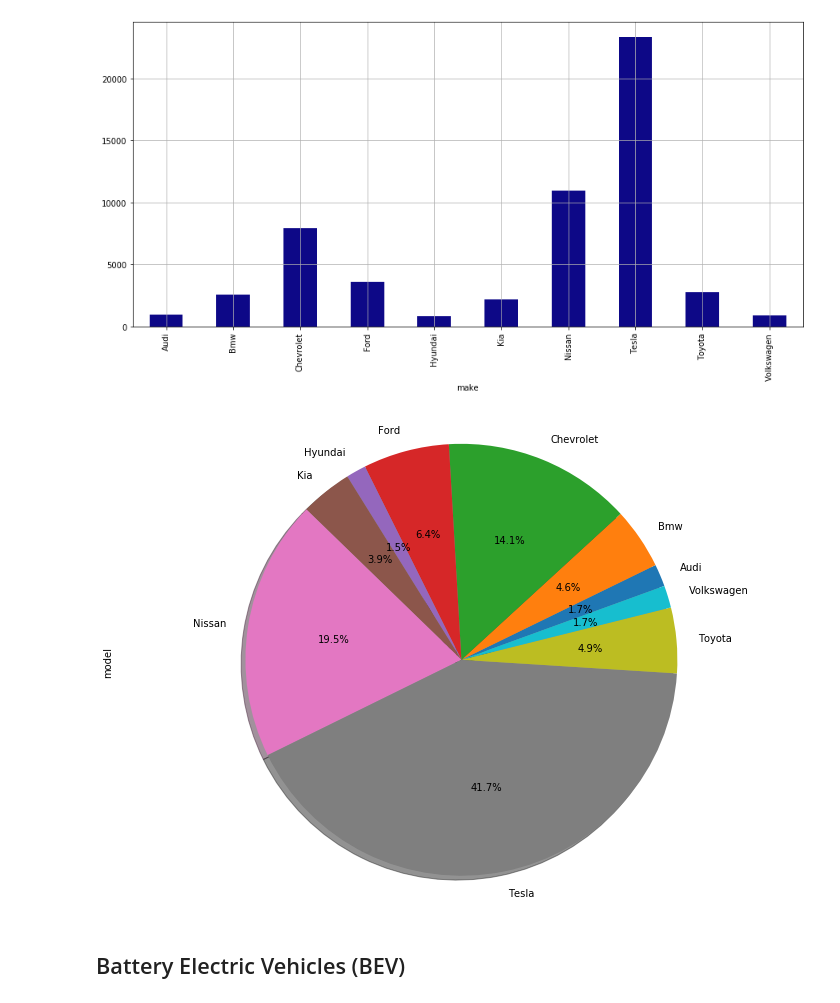
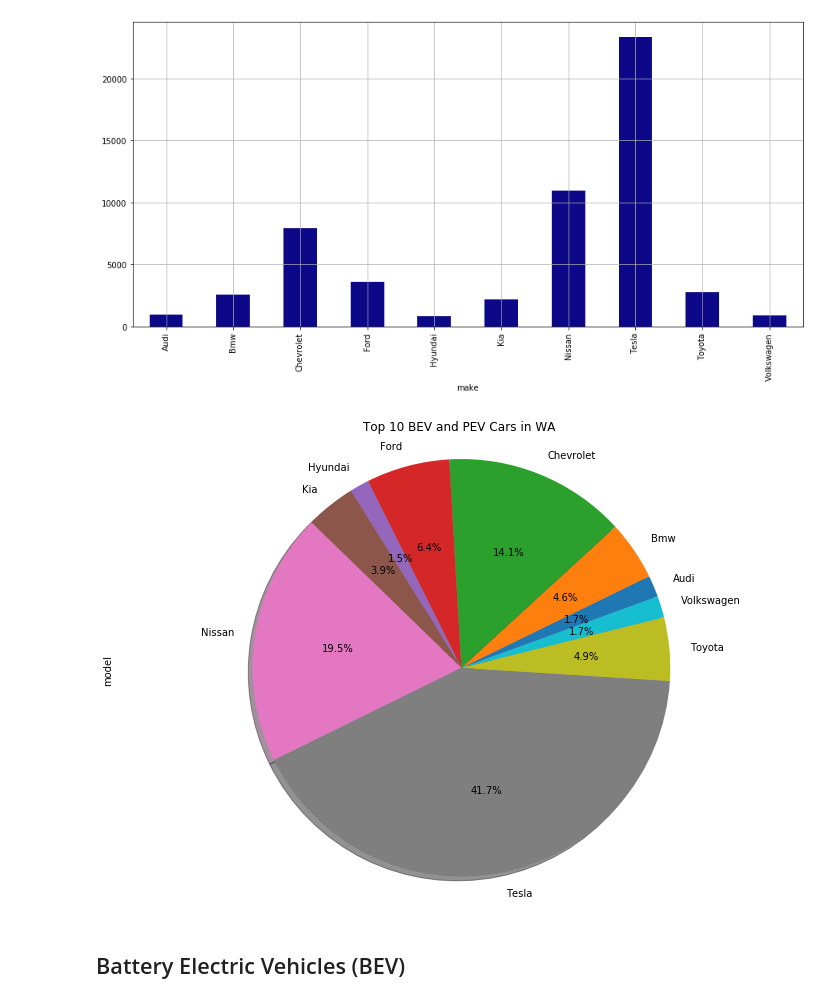
Before and after one commit to charlim26/Project-2-EV, a Jupyter notebook: electric_car_charts.ipynb, the cells around one changed output. Cells and saved outputs as stored; diff of their text form; code cells hidden in the pictures.

```diff
--- a/electric_car_charts.ipynb
+++ b/electric_car_charts.ipynb
@@ -106,12 +106,13 @@ plt.grid()
 # %%
 # Generate a pie plot showing the distribution of Ev Cars
 top_10_ev_car_final.plot(kind ="pie",shadow=True, autopct = "%1.1f%%",startangle =20,figsize=(10,7))
 explode = (0.1,0)
 plt.axis("equal")
+plt.title("Top 10 BEV and PEV Cars in WA")
 plt.tight_layout()
 plt.show()
 # %% [output]
-[figure, old version]
+[figure, new version]
 # %% [markdown]
 ## Battery Electric Vehicles (BEV)
 # %%
```
Also changed, not shown: parts of 6 cells of this notebook.
